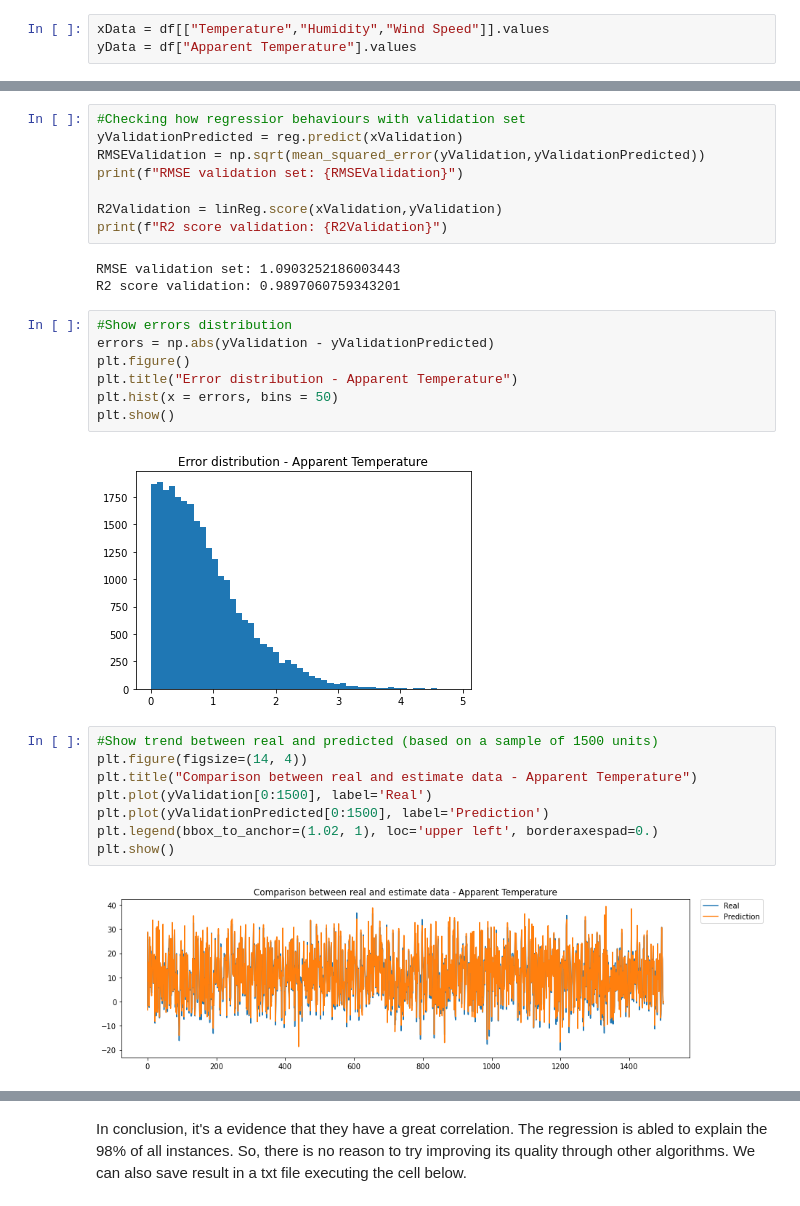
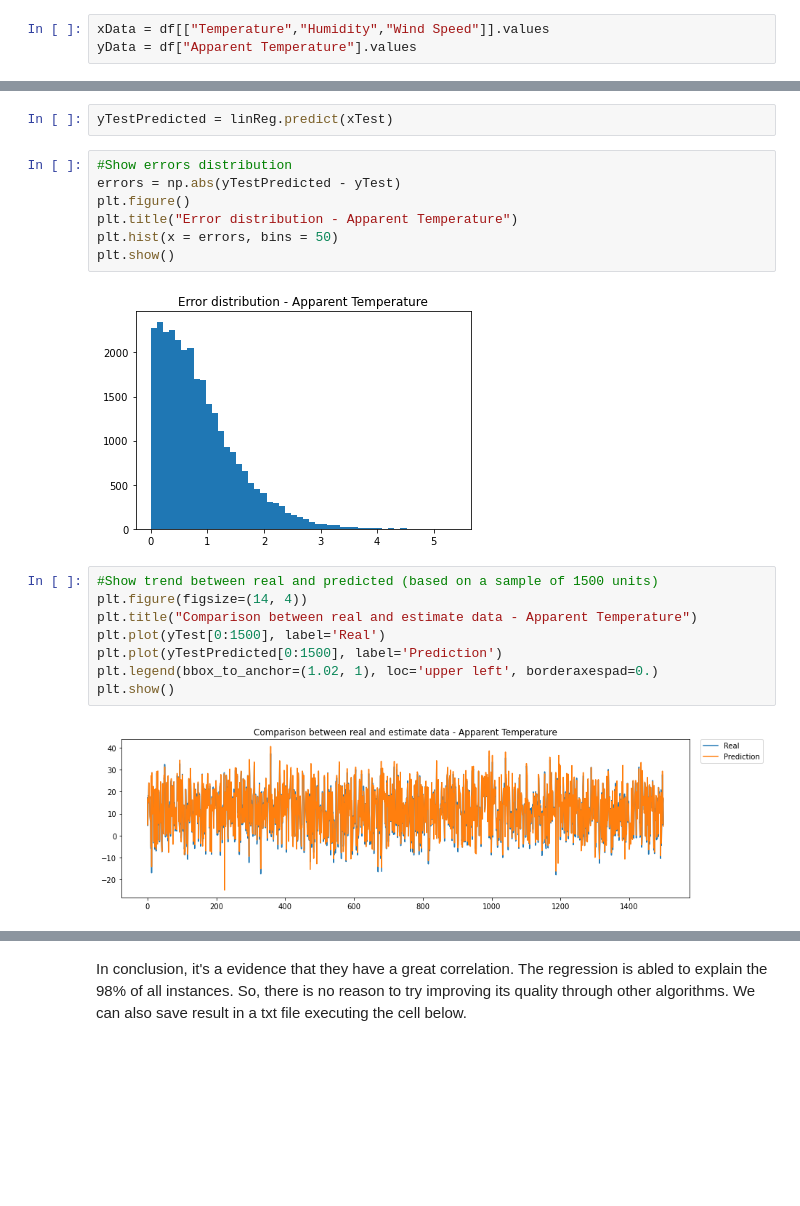
Before and after one commit to nikgreg99/weather-analysis-machine-learning, a Jupyter notebook: Weather Forecast - en.ipynb, the cells around one changed output, grey strips where cells are left out. Cells and saved outputs as stored; diff of their text form; blank space fills up the shorter version.

```diff
--- a/Weather Forecast - en.ipynb
+++ b/Weather Forecast - en.ipynb
@@ -268,32 +253,23 @@ RMSE train set: 1.0752758675558702
-# %%
-#Checking how regressior behaviours with validation set
-yValidationPredicted = reg.predict(xValidation)
-RMSEValidation = np.sqrt(mean_squared_error(yValidation,yValidationPredicted))
-print(f"RMSE validation set: {RMSEValidation}")
-
-R2Validation = linReg.score(xValidation,yValidation)
-print(f"R2 score validation: {R2Validation}")
-# %% [output]
-RMSE validation set: 1.0903252186003443
-R2 score validation: 0.9897060759343201
+# %%
+yTestPredicted = linReg.predict(xTest)
 # %%
 #Show errors distribution
-errors = np.abs(yValidation - yValidationPredicted)
+errors = np.abs(yTestPredicted - yTest)
 plt.figure()
 plt.title("Error distribution - Apparent Temperature")
 plt.hist(x = errors, bins = 50)
 plt.show()
 # %% [output]
-[figure, old version]
+[figure, new version]
 # %%
 #Show trend between real and predicted (based on a sample of 1500 units)
 plt.figure(figsize=(14, 4))
 plt.title("Comparison between real and estimate data - Apparent Temperature")
-plt.plot(yValidation[0:1500], label='Real')
-plt.plot(yValidationPredicted[0:1500], label='Prediction')
+plt.plot(yTest[0:1500], label='Real')
+plt.plot(yTestPredicted[0:1500], label='Prediction')
 plt.legend(bbox_to_anchor=(1.02, 1), loc='upper left', borderaxespad=0.)
 plt.show()
 # %% [output]
-[figure, old version]
+[figure, new version]
 # %%
 #Try to predict "real" data
```
Also changed, not shown: parts of 54 cells of this notebook, 5 other files.
